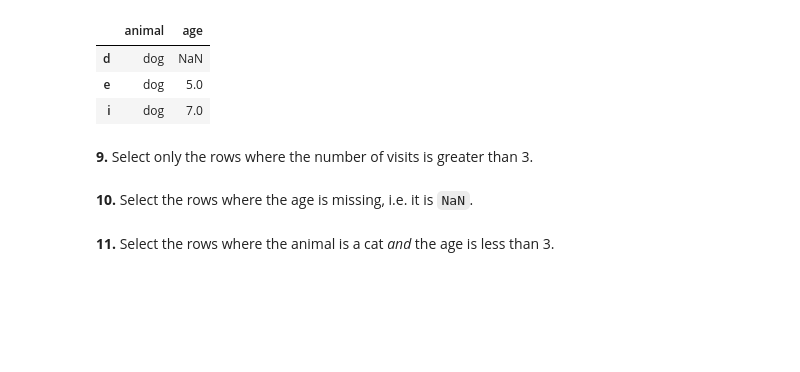
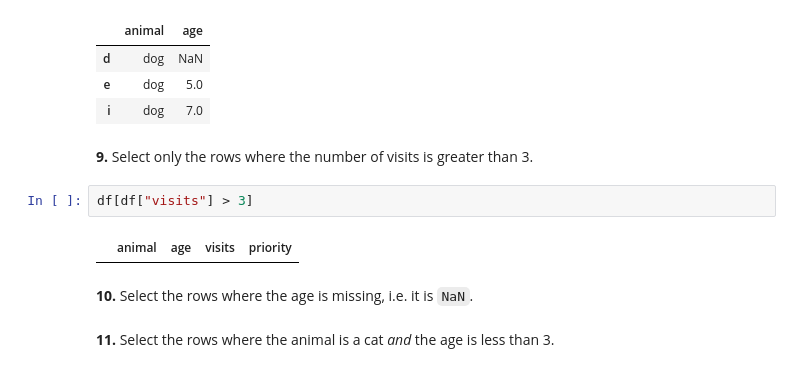
Before and after one commit to bogdan-kovalchuk/100-pandas-puzzles, a Jupyter notebook: 100-pandas-puzzles.ipynb, the cells around one changed output. Saved outputs shown, nothing was run; the diff lists cells and outputs as text; blank space fills up the shorter version.

```diff
--- a/100-pandas-puzzles.ipynb
+++ b/100-pandas-puzzles.ipynb
@@ -145,6 +145,10 @@ df.loc[df.index[[3, 4, 8]], ['animal', 'age']]
 | i | dog | 7.0 |
 # %% [markdown]
 **9.** Select only the rows where the number of visits is greater than 3.
+# %%
+df[df["visits"] > 3]
+# %% [output]
+|  | animal | age | visits | priority |
 # %% [markdown]
 **10.** Select the rows where the age is missing, i.e. it is `NaN`.
 # %% [markdown]
```
